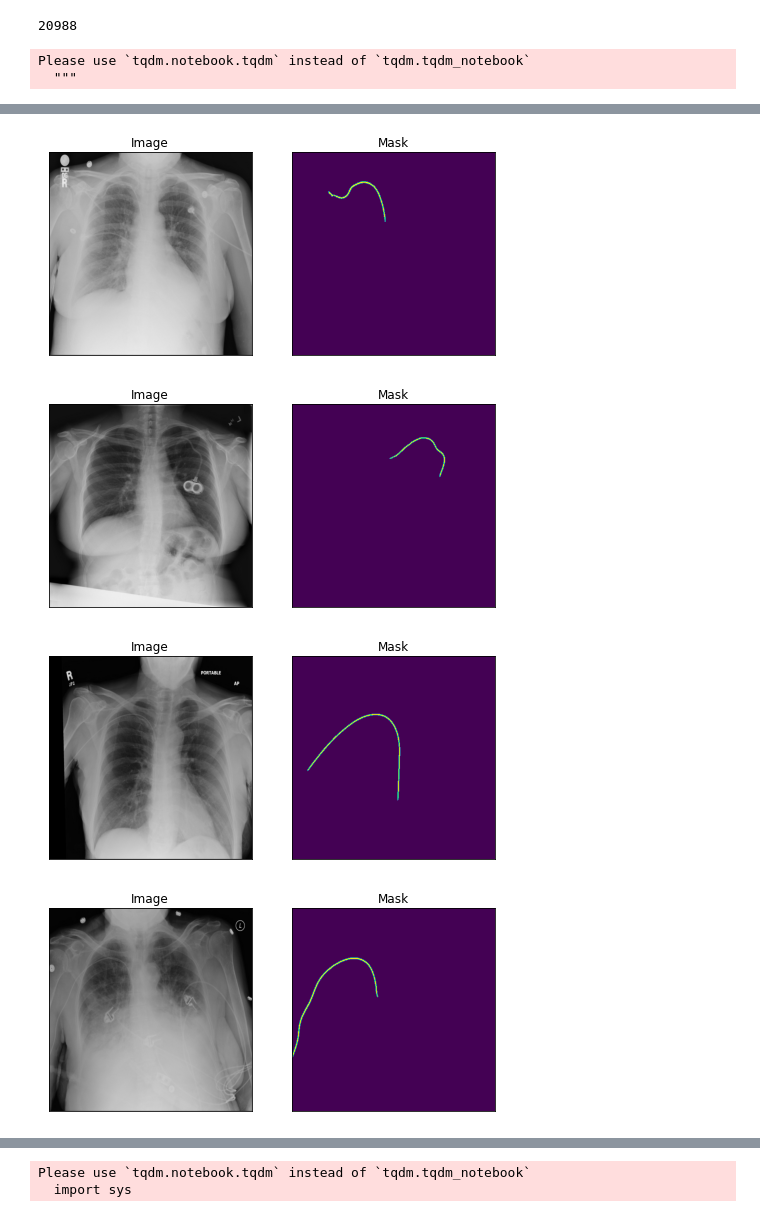
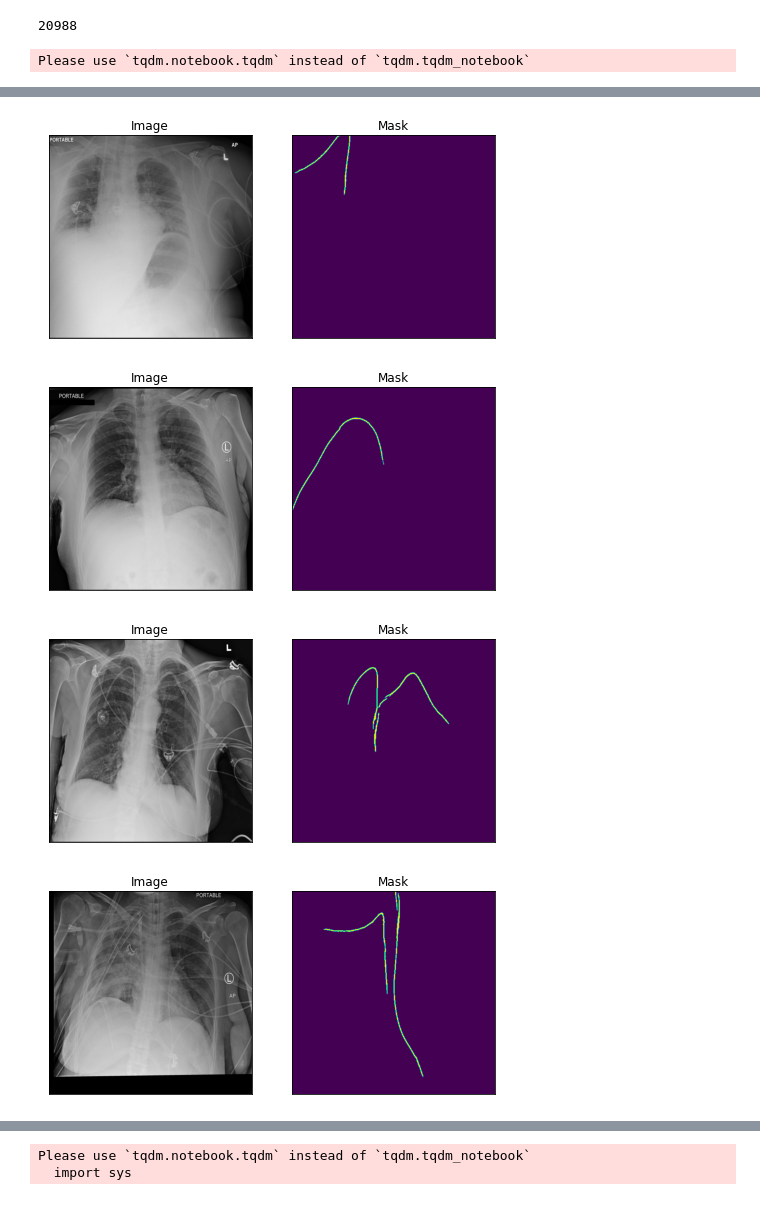
Before and after one commit to aryalmilan/Catheter-Detection-and-classification, a Jupyter notebook: Segmentation_GAN.ipynb, the cells around one changed output, grey strips where cells are left out. Saved outputs shown, nothing was run; the diff lists cells and outputs as text; code cells hidden in the pictures.

```diff
--- a/Segmentation_GAN.ipynb
+++ b/Segmentation_GAN.ipynb
@@ -504,7 +506,8 @@ len(no_mask_files)
 # %% [output]
 20988
 # %%
-random = np.random.choice(no_mask_files,10)
+#random = np.random.choice(no_mask_files,10)
+random = no_mask_files[10:15]
 dataset_no_mask = RANZCRDataset(random, 'test', transform=transforms_val)
 sig = nn.Sigmoid()
 with torch.no_grad():
@@ -519,4 +522,3 @@ with torch.no_grad():
 #         cv2.imwrite(os.path.join(output_dir, f'{j}.png'), png)
 # %% [output]
 Please use `tqdm.notebook.tqdm` instead of `tqdm.tqdm_notebook`
-  """
@@ -524,4 +526,4 @@ Please use `tqdm.notebook.tqdm` instead of `tqdm.tqdm_notebook`
-[figure, old version]
+[figure, new version]
-[figure, old version]
+[figure, new version]
-[figure, old version]
+[figure, new version]
-[figure, old version]
+[figure, new version]
```
Also changed, not shown: parts of 3 cells of this notebook, 3 other files.
